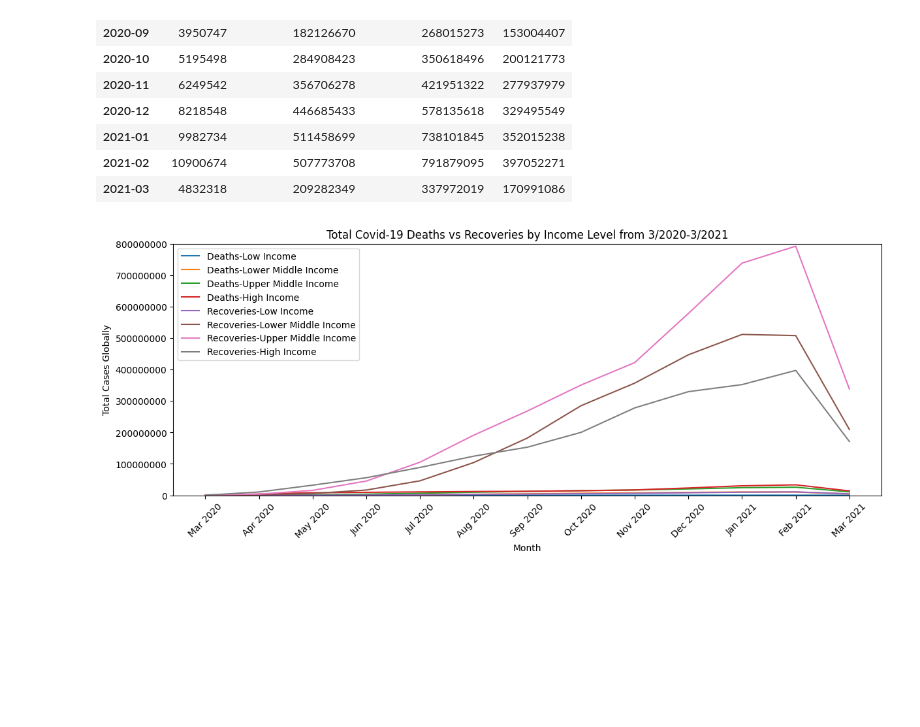
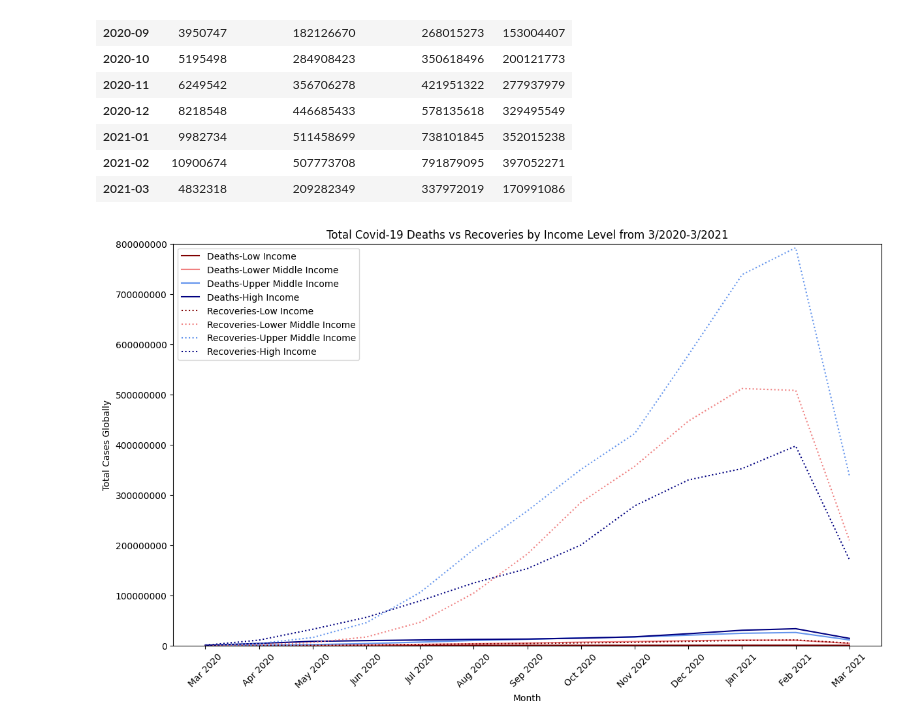
Before and after one commit to fow-jor08/Covid-19, a Jupyter notebook: Covid_19_Data_Set_Jordan_Fowler.ipynb, the cells around one changed output. Drawn from its saved outputs; the diff is of its cells as text; code cells hidden in the pictures; blank space fills up the shorter version.

```diff
--- a/Covid_19_Data_Set_Jordan_Fowler.ipynb
+++ b/Covid_19_Data_Set_Jordan_Fowler.ipynb
@@ -457,28 +457,28 @@ recovery_by_income.head(13)
 # %%
 #Visualizations
 #Combined graph
-plt.figure(figsize=(14,5))
+plt.figure(figsize=(14,8))
 death_by_income.index= pd.to_datetime(death_by_income.index.astype(str)).strftime("%b %Y")
 recovery_by_income.index= pd.to_datetime(recovery_by_income.index.astype(str)).strftime("%b %Y")
-plt.plot(death_by_income.index, death_by_income["Low Income"], label="Deaths-Low Income")
-plt.plot(death_by_income.index, death_by_income["Lower Middle Income"], label="Deaths-Lower Middle Income")
-plt.plot(death_by_income.index, death_by_income["Upper Middle Income"], label="Deaths-Upper Middle Income")
-plt.plot(death_by_income.index, death_by_income["High Income"], label="Deaths-High Income")
+plt.plot(death_by_income.index, death_by_income["Low Income"], label="Deaths-Low Income",color="maroon")
+plt.plot(death_by_income.index, death_by_income["Lower Middle Income"], label="Deaths-Lower Middle Income",color="lightcoral")
+plt.plot(death_by_income.index, death_by_income["Upper Middle Income"], label="Deaths-Upper Middle Income",color="cornflowerblue")
+plt.plot(death_by_income.index, death_by_income["High Income"], label="Deaths-High Income",color="navy")
 
-plt.plot(recovery_by_income.index, recovery_by_income["Low Income"], label="Recoveries-Low Income")
-plt.plot(recovery_by_income.index, recovery_by_income["Lower Middle Income"], label="Recoveries-Lower Middle Income")
-plt.plot(recovery_by_income.index, recovery_by_income["Upper Middle Income"], label="Recoveries-Upper Middle Income")
-plt.plot(recovery_by_income.index, recovery_by_income["High Income"], label="Recoveries-High Income")
+plt.plot(recovery_by_income.index, recovery_by_income["Low Income"], label="Recoveries-Low Income", ls=":",color="maroon")
+plt.plot(recovery_by_income.index, recovery_by_income["Lower Middle Income"], label="Recoveries-Lower Middle Income",ls=":",color="lightcoral")
+plt.plot(recovery_by_income.index, recovery_by_income["Upper Middle Income"], label="Recoveries-Upper Middle Income",ls=":",color="cornflowerblue")
+plt.plot(recovery_by_income.index, recovery_by_income["High Income"], label="Recoveries-High Income",ls=":",color="navy")
 
 
 
 plt.xlabel("Month")
 plt.ylabel("Total Cases Globally")
 plt.title("Total Covid-19 Deaths vs Recoveries by Income Level from 3/2020-3/2021")
 plt.legend()
 plt.xticks(rotation=45)
 plt.ticklabel_format(axis= "y",style="plain")
 plt.ylim(0,800000000)
 plt.show()
 # %% [output]
-[figure, old version]
+[figure, new version]
```
Also changed, not shown: parts of 2 cells of this notebook.
